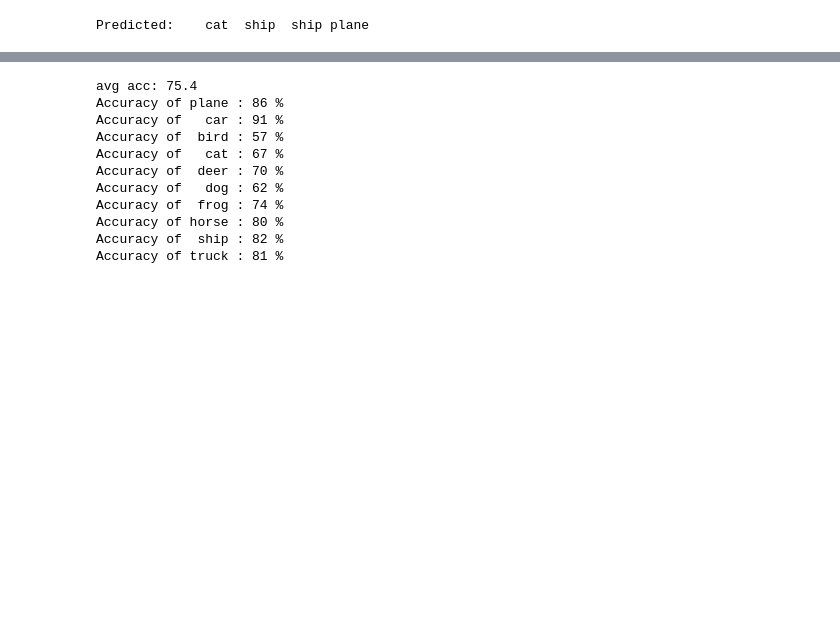
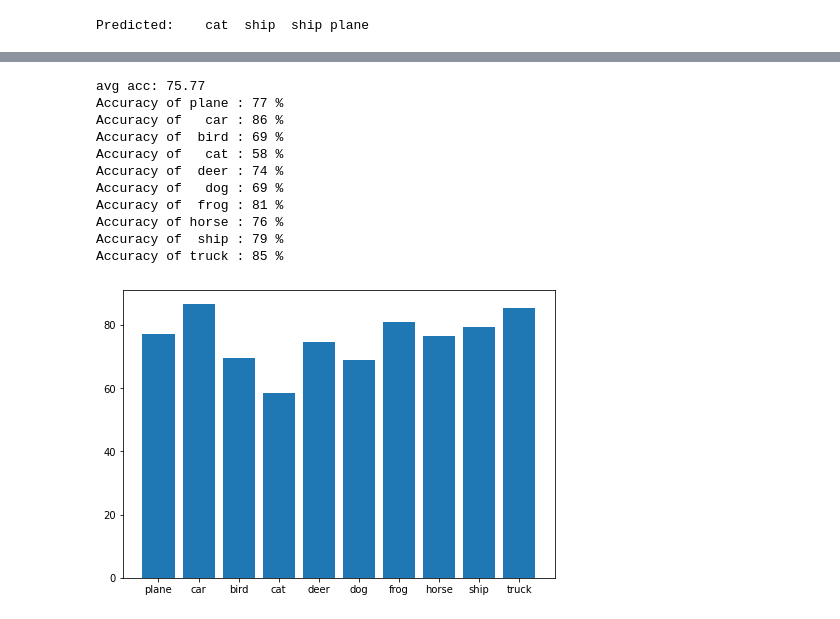
Before and after one commit to ashwinigit123/DataMining, a Jupyter notebook: Assignment1_improved.ipynb, the cells around one changed output, grey strips where cells are left out. Cells and saved outputs as stored; diff of their text form; code cells hidden in the pictures; blank space fills up the shorter version.

```diff
--- a/Assignment1_improved.ipynb
+++ b/Assignment1_improved.ipynb
@@ -101,5 +117,7 @@ optimizer = optim.SGD(net.parameters(), lr=0.001, momentum=0.9)
 # %%
-for epoch in range(10):  # loop over the dataset multiple times
+loss_vals=[]
+epoch_vals=[]
+for epoch in range(15):  # loop over the dataset multiple times
 
     running_loss = 0.0
     for i, data in enumerate(trainloader, 0):
@@ -117,10 +135,13 @@ for epoch in range(10):  # loop over the dataset multiple times
 
         # print statistics
         running_loss += loss.item()
-        if i % 2000 == 1999:    # print every 2000 mini-batches
-            print('[%d, %5d] loss: %.3f' %
-                  (epoch + 1, i + 1, running_loss / 2000))
-            running_loss = 0.0
-
+        #if i % 2000 == 1999:    # print every 2000 mini-batches
+            #print('[%d, %5d] loss: %.3f' %
+                  #(epoch + 1, i + 1, running_loss / 2000))
+            #running_loss = 0.0
+    print('loss in epoch ' + str(epoch + 1) + ': ' + str(running_loss / len(testloader.dataset)))
+    loss_vals.append(str(running_loss / len(testloader.dataset)))
+    epoch_vals.append(str(epoch + 1))
+    test_accuracy(net, testloader, epoch)
 print('Finished Training')
 # %% [output]
@@ -189,31 +210,41 @@ avg acc: 75.4
 # %%
 print('avg acc:',avg_acc)
 class_correct = list(0. for i in range(10))
 class_total = list(0. for i in range(10))
 with torch.no_grad():
     for data in testloader:
         images, labels = data
         outputs = net(images)
         _, predicted = torch.max(outputs, 1)
         c = (predicted == labels).squeeze()
         for i in range(4):
             label = labels[i]
             class_correct[label] += c[i].item()
             class_total[label] += 1
 
-
+class_vals=[]
+perAccuracy=[]
 for i in range(10):
     print('Accuracy of %5s : %2d %%' % (
         classes[i], 100 * class_correct[i] / class_total[i]))
+    class_vals.append(classes[i])
+    perAccuracy.append(100 * class_correct[i] / class_total[i])
+
+import matplotlib.pyplot as plt
+fig = plt.figure()
+ax = fig.add_axes([0,0,1,1])
+ax.bar(class_vals,perAccuracy)
+plt.show()
 # %% [output]
-avg acc: 75.4
-Accuracy of plane : 86 %
-Accuracy of   car : 91 %
-Accuracy of  bird : 57 %
-Accuracy of   cat : 67 %
-Accuracy of  deer : 70 %
-Accuracy of   dog : 62 %
-Accuracy of  frog : 74 %
-Accuracy of horse : 80 %
-Accuracy of  ship : 82 %
-Accuracy of truck : 81 %
+avg acc: 75.77
+Accuracy of plane : 77 %
+Accuracy of   car : 86 %
+Accuracy of  bird : 69 %
+Accuracy of   cat : 58 %
+Accuracy of  deer : 74 %
+Accuracy of   dog : 69 %
+Accuracy of  frog : 81 %
+Accuracy of horse : 76 %
+Accuracy of  ship : 79 %
+Accuracy of truck : 85 %
+[figure, added]
```
Also changed, not shown: parts of 5 cells of this notebook.
